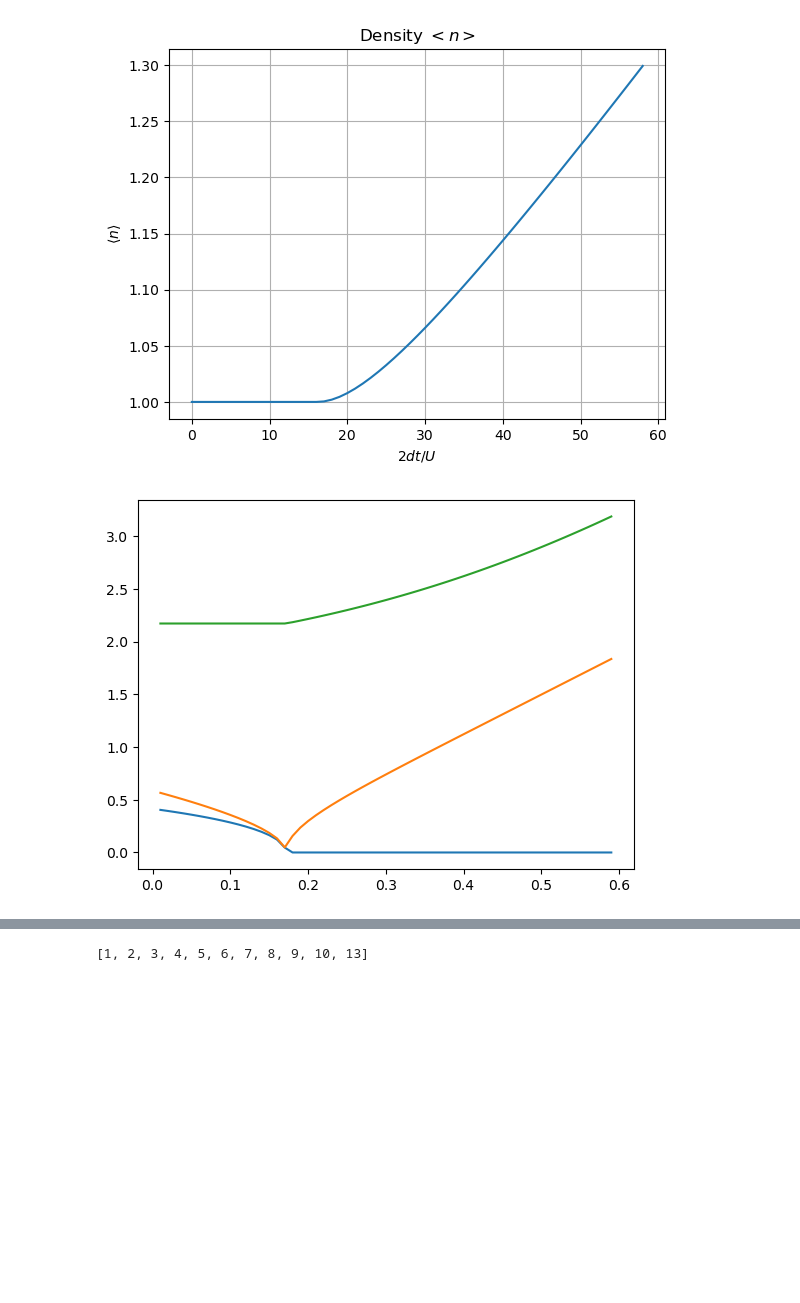
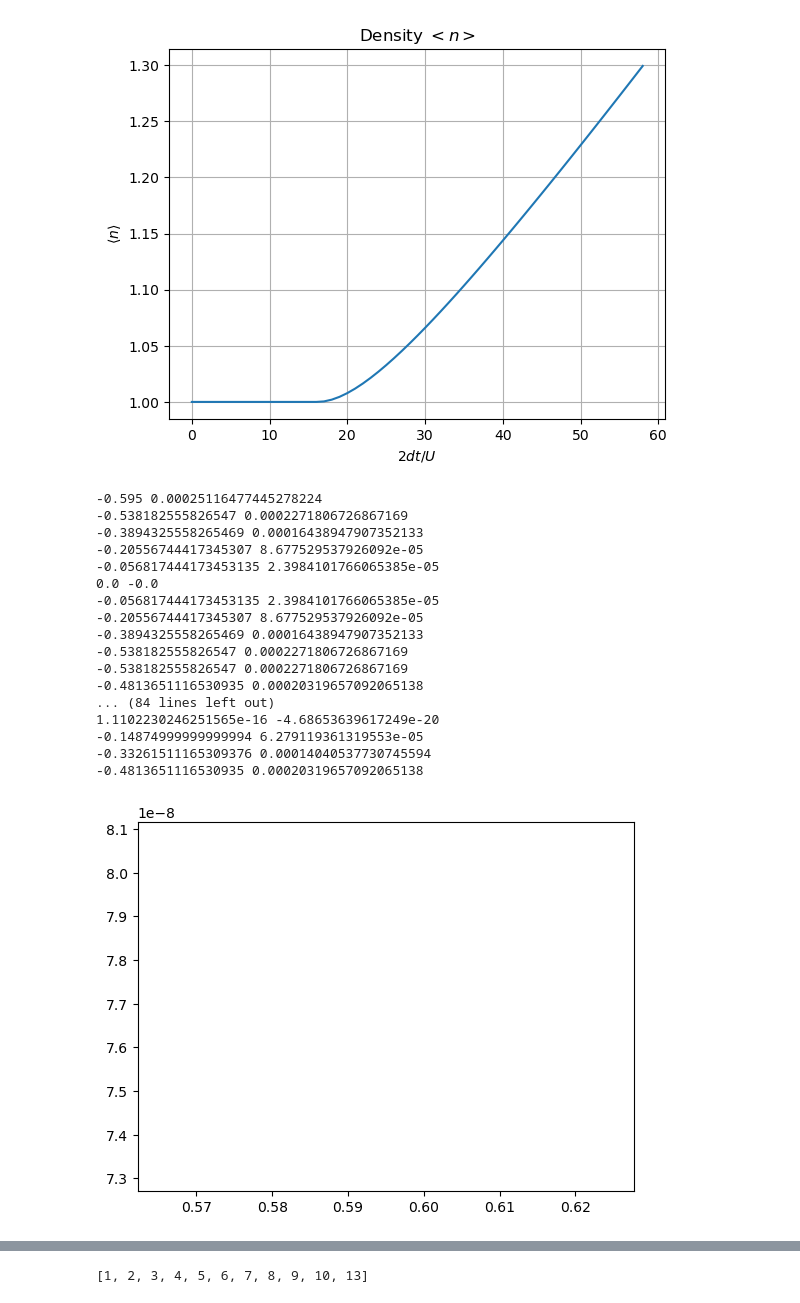
Before and after one commit to ragheedalhyder/BoseHubbard, a Jupyter notebook: JupyterNotebook.ipynb, the cells around one changed output, grey strips where cells are left out. Drawn from its saved outputs; the diff is of its cells as text; code cells hidden in the pictures; blank space fills up the shorter version.

```diff
--- a/JupyterNotebook.ipynb
+++ b/JupyterNotebook.ipynb
@@ -64,7 +64,7 @@ def Psi0(cns):
     return Psi0
 
 
-dJUs = [0.01,0.05,0.1,0.2,0.3,0.4,1.5]
+dJUs = [0.01,0.05,0.1,0.2,0.3,0.4,50]
 
 muU = 1.2
 
@@ -77,7 +77,7 @@ for count in range(6, np.size(dJUs)):
 
     psi0 = 1
 
-    for k in range(10):
+    for k in range(5000):
         for i in range(N):
             for j in range(N):
                 mat[i,j] = (0.5 * i * (i - 1) - muU * i ) * delta(i,j) -  dJU * np.sqrt(i) * psi0 * delta(i,j + 1) - dJU * np.sqrt(i + 1) * psi0 * (i + 1 == j)
@@ -85,8 +85,8 @@ for count in range(6, np.size(dJUs)):
         Eigvals, Eigvecs = np.linalg.eig(mat)
         ind = np.argmin(Eigvals)
         Eigsorted = np.sort(Eigvals)
-        print(Eigsorted[0], Eigsorted[1], Eigsorted[2],Eigsorted[3], Eigsorted[4], Eigsorted[5], Eigsorted[6], Eigsorted[7], Eigsorted[8], Eigsorted[9])
-        cns = np.real(Eigvecs[:,ind])
+        # print(Eigsorted[0], Eigsorted[1], Eigsorted[2],Eigsorted[3], Eigsorted[4], Eigsorted[5], Eigsorted[6], Eigsorted[7], Eigsorted[8], Eigsorted[9])
+        cns = np.abs(np.real(Eigvecs[:,ind]))
 
         psi0 = Psi0(cns)
 
@@ -95,6 +95,7 @@ for count in range(6, np.size(dJUs)):
 
     plt.plot(cns)
 plt.grid()
+plt.xlim([0, 70])
 plt.xlabel(r'$n$')
 plt.ylabel(r'$\bar{c}_n$')
 plt.title("Ground state")
@@ -226,7 +217,7 @@ dkxs = dkys = np.ones(L) * dkx
 dkxs[0] = dkxs[L - 1] = dkx / 2
 dkys[0] = dkys[L - 1] = dky / 2
 
-dJUs = np.arange(0.01, 0.6, 0.01)
+dJUs = np.arange(0.595, 0.6, 0.05)
 muU = np.sqrt(2) - 1
 
 
@@ -263,7 +254,7 @@ for count in range(len(dJUs)):#(0, len(dJUs)):
 
     n0s[count] = n0
     omega0U = - 2 * dJU * psi0 * psi0 + omega0U
-
+    omega0s[count] = psi0
     for kx in range(L):
         for ky in range(L):
             x = epsI( KXs[kx], KYs[ky] )
@@ -271,7 +262,7 @@ for count in range(len(dJUs)):#(0, len(dJUs)):
                 for m in range(N):
                     A[n,m] = ( 0.5 * n * (n - 1) - muU * n - omega0U) * (n == m) -  JkU(dJU, 0) * psi0 * ( np.sqrt(n) * (n == m + 1) + np.sqrt(m) * (n + 1 == m) )- JkU(dJU, x) * ( np.sqrt(n) * np.sqrt(m) * cn( cns , m - 1 ) * cn( cns , n - 1 ) + np.sqrt(n + 1) * np.sqrt(m + 1) * cn( cns , m + 1 ) * cn( cns , n + 1 ) )
                     B[n,m] = - JkU(dJU, x) * ( np.sqrt(n) * np.sqrt(m + 1) * cn( cns , m + 1 ) * cn( cns , n - 1 ) + np.sqrt(n + 1) * np.sqrt(m) * cn( cns , m - 1 ) * cn( cns , n + 1 ) )
-
+            print( x , B[5][5])
             AB = np.concatenate((A,B), axis=1)
             BA = np.concatenate((-B,-A), axis=1)
             MatAB = np.concatenate((AB,BA), axis=0)
@@ -279,8 +270,8 @@ for count in range(len(dJUs)):#(0, len(dJUs)):
             # sort the positive eigenvalues
 
             omega00 = np.sort(Eigvals)
-            omega0 = omega00[N:2*N]
-
+            omega0 = omega00[ N : 2 * N ]
+            # print(omega0)
             for lambda_ in range(N - 1):
                 omegaklambda[lambda_][kx][ky]= np.real( omega0[lambda_] )
                 #print(omegaklambda[lambda_][kx][ky])
@@ -295,36 +286,53 @@ for count in range(len(dJUs)):#(0, len(dJUs)):
                         uks[n][kx][ky][lambda_] = cns[n]
                         vks[n][kx][ky][lambda_] = 0
                     omegaklambda[lambda_][kx][ky] = 0
 
                 else:
                     ind = np.where(Eigvals == omega0[lambda_])
                     #print(omega0[lambda_])
                     ind1 = ind[0][0]
                     #print(ind1)
                     if (ind[0].size > 1):
                         ind1 = ind[0][1]
                     Norm = 0
                     Norm = sum( np.real(Eigvecs[0 : N - 1, ind1]) * np.real(Eigvecs[0 : N - 1, ind1] )) - sum(  np.real(Eigvecs[N : 2 * N - 1, ind1]) * np.real(Eigvecs[N : 2 * N - 1, ind1]) )
                     # if(lambda_ == 8):
                     #     print(Eigvecs[0 : 2 * N - 1, ind1])
                     if (round(Norm,6) <= 0):
                         # print(dJU, kx, ky, lambda_, Norm, omegaklambda[lambda_][kx][ky])
                         # print(Eigvecs[0 : 2 * N - 1, ind1])
                         Norm = 1
                     uks[:][kx][ky][lambda_] = np.real(Eigvecs[0 : N, ind1]) / np.sqrt(Norm)
                     vks[:][kx][ky][lambda_] = np.real(Eigvecs[N : 2 * N, ind1]) / np.sqrt(Norm)
 
 
         omega0s[count] = omegaklambda[1][5][5]
         omega1s[count] = omegaklambda[2][5][5]
         omega2s[count] = omegaklambda[3][5][5]
 
 plt.plot(dJUs, omega0s)
-plt.plot(dJUs, omega1s)
-plt.plot(dJUs, omega2s)
+# plt.plot(dJUs, omega1s)
+# plt.plot(dJUs, omega2s)
 plt.show()
 # %% [output]
+-0.595 0.00025116477445278224
+-0.538182555826547 0.0002271806726867169
+-0.3894325558265469 0.00016438947907352133
+-0.20556744417345307 8.677529537926092e-05
+-0.056817444173453135 2.3984101766065385e-05
+0.0 -0.0
+-0.056817444173453135 2.3984101766065385e-05
+-0.20556744417345307 8.677529537926092e-05
+-0.3894325558265469 0.00016438947907352133
+-0.538182555826547 0.0002271806726867169
+-0.538182555826547 0.0002271806726867169
+-0.4813651116530935 0.00020319657092065138
+... (84 lines left out)
+1.1102230246251565e-16 -4.68653639617249e-20
+-0.14874999999999994 6.279119361319553e-05
+-0.33261511165309376 0.00014040537730745594
+-0.4813651116530935 0.00020319657092065138
-[figure, old version]
+[figure, new version]
 # %%
 
 def U(kx, ky, lambda_, qx, qy, lambda1, uks, n0):
```
Also changed, not shown: parts of 1 cell of this notebook, 6 other files.
